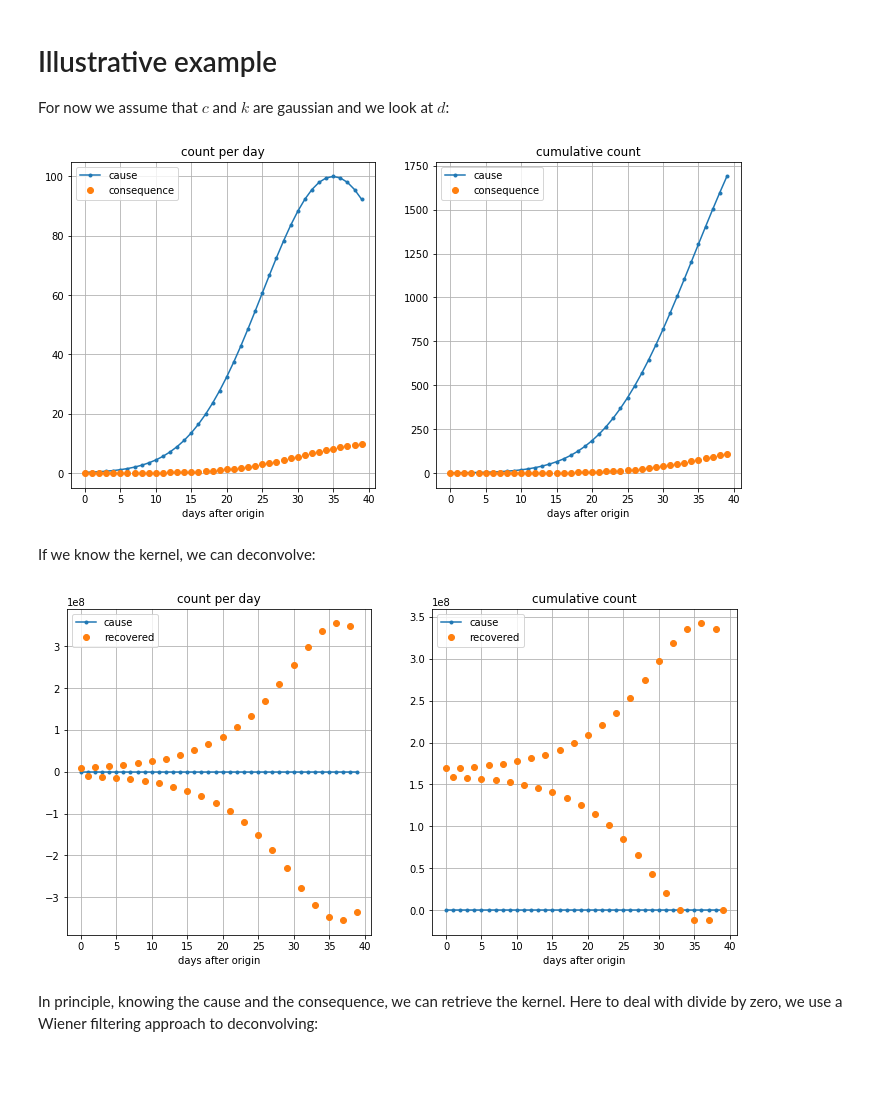
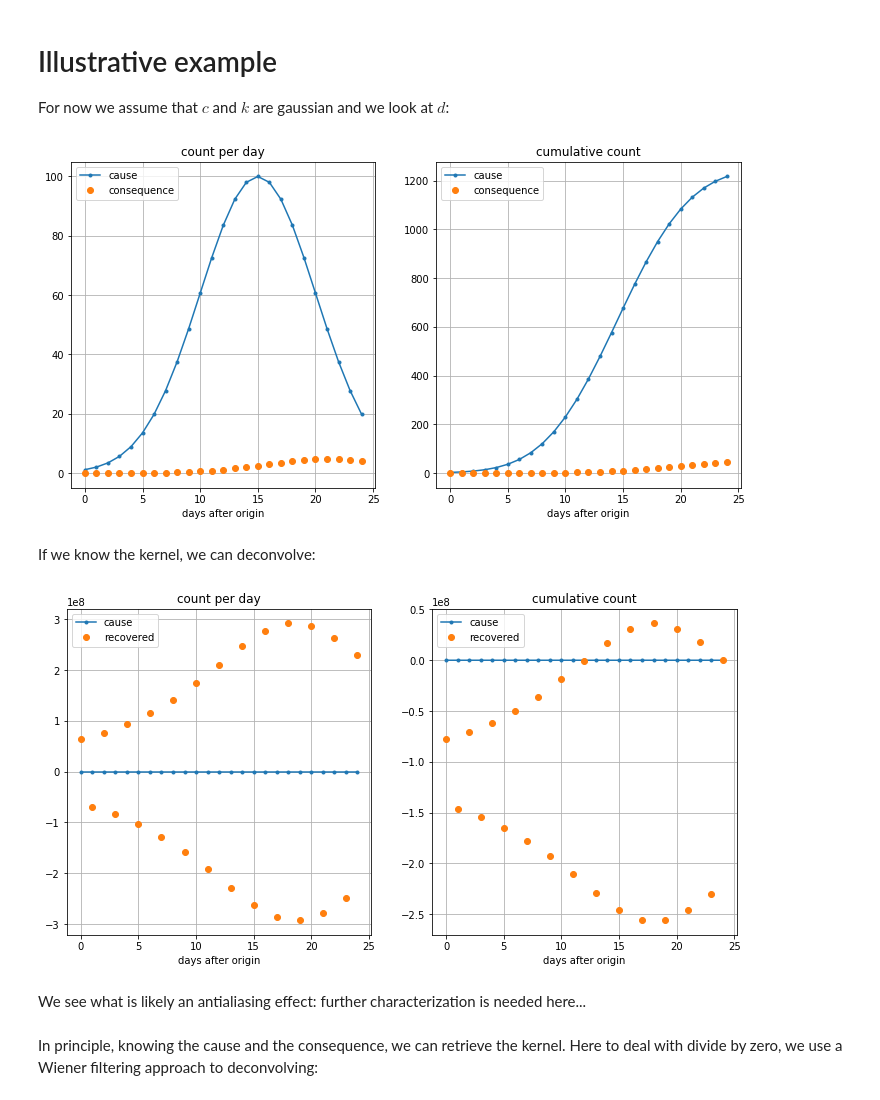
Before and after one commit to fredericpoitevin/tseries-deconvolution, a Jupyter notebook: Deconvolving_causal_time_series.ipynb, the cells around one changed output. Cells and saved outputs as stored; diff of their text form; code cells hidden in the pictures; blank space fills up the shorter version.

```diff
--- a/Deconvolving_causal_time_series.ipynb
+++ b/Deconvolving_causal_time_series.ipynb
@@ -20,14 +20,14 @@ For now we assume that $c$ and $k$ are gaussian and we look at $d$:
 # %%
 import numpy as np
 from matplotlib import pyplot as plt
-ndays=40
+ndays=25
 i = np.arange(-ndays,ndays)
-c = build_c(i, mode='gaussian', params=[100,35,10])
-k = build_k(i, mode='gaussian', params=[0.1,5,2])
+c = build_c(i, mode='gaussian', params=[100,15,5])
+k = build_k(i, mode='gaussian', params=[0.05,5,2])
 d = build_d(i, cause=c, kernel=k)
 display(ndays,c=c,d=d)
 # %% [output]
-[figure, old version]
+[figure, new version]
 # %% [markdown]
 If we know the kernel, we can deconvolve:
 # %%
@@ -37,7 +37,9 @@ c_recovered_fft = d_fft/k_fft
 c_recovered = np.roll(np.real(np.fft.ifft(c_recovered_fft)),ndays-1)
 display(ndays,c=c,d=c_recovered, labels=['cause', 'recovered'])
 # %% [output]
-[figure, old version]
+[figure, new version]
+# %% [markdown]
+We see what is likely an antialiasing effect: further characterization is needed here...
 # %% [markdown]
 In principle, knowing the cause and the consequence, we can retrieve the kernel. Here to deal with divide by zero, we use a Wiener filtering approach to deconvolving:
 # %%
```
Also changed, not shown: parts of 9 cells of this notebook.
